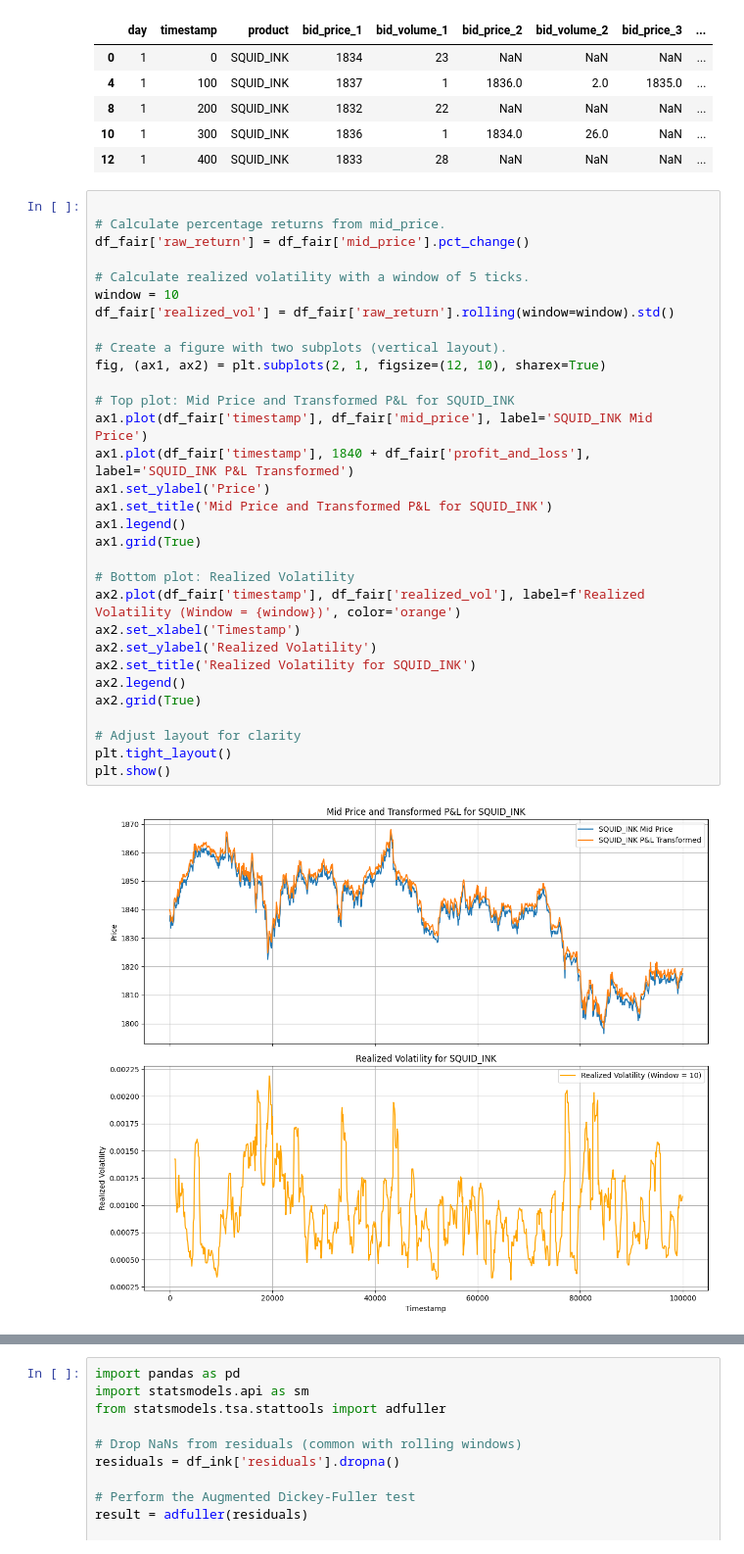
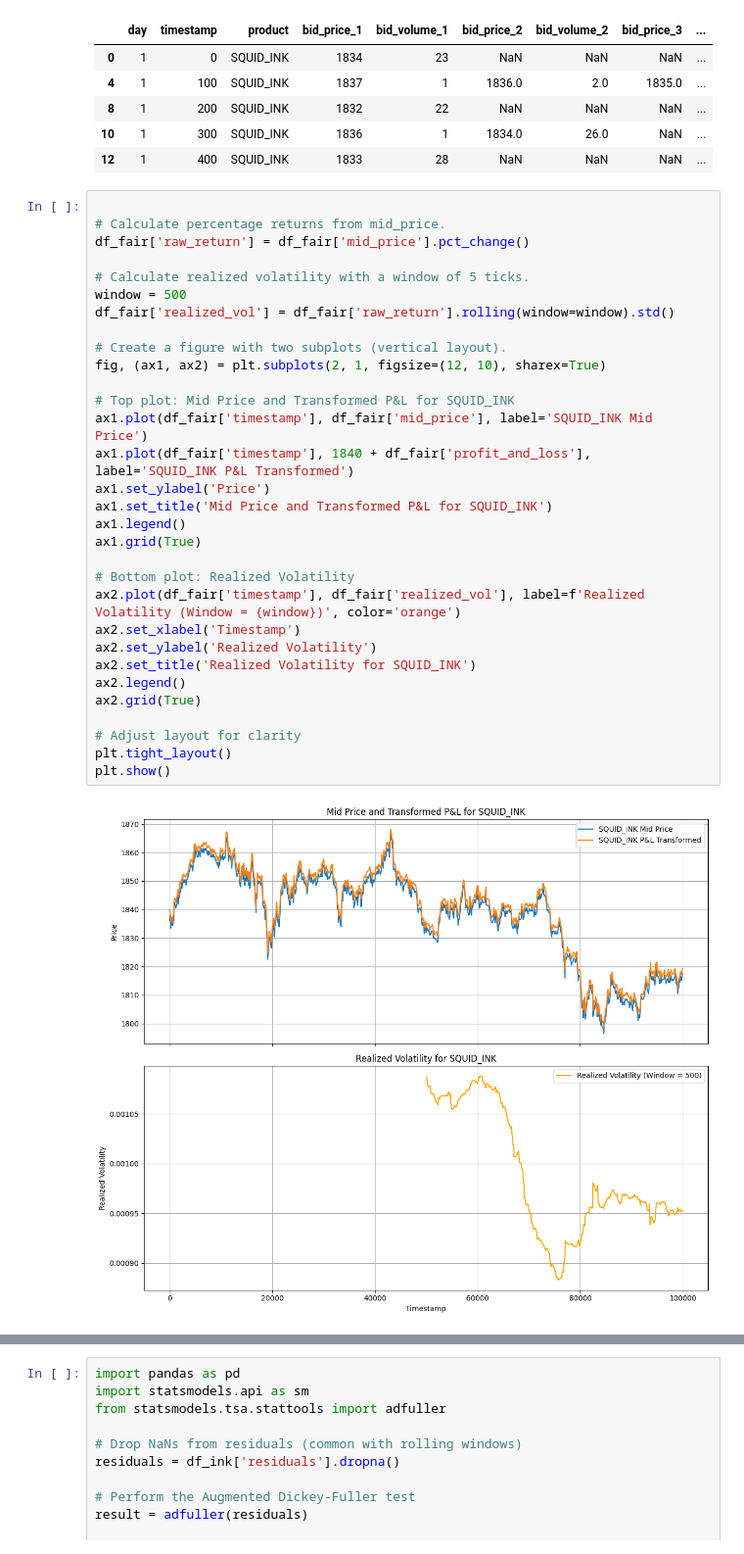
Before and after one commit to UlrichVestuche/IMC-Prosperity-3, a Jupyter notebook: Round_1/Misha/data.ipynb, the cells around one changed output, grey strips where cells are left out. Shown at 98% size. Cells and saved outputs as stored; diff of their text form.

```diff
--- a/Round_1/Misha/data.ipynb
+++ b/Round_1/Misha/data.ipynb
@@ -146,35 +146,35 @@ df_fair.head()
 
 # Calculate percentage returns from mid_price.
 df_fair['raw_return'] = df_fair['mid_price'].pct_change()
 
 # Calculate realized volatility with a window of 5 ticks.
-window = 10
+window = 500
 df_fair['realized_vol'] = df_fair['raw_return'].rolling(window=window).std()
 
 # Create a figure with two subplots (vertical layout).
 fig, (ax1, ax2) = plt.subplots(2, 1, figsize=(12, 10), sharex=True)
 
 # Top plot: Mid Price and Transformed P&L for SQUID_INK
 ax1.plot(df_fair['timestamp'], df_fair['mid_price'], label='SQUID_INK Mid Price')
 ax1.plot(df_fair['timestamp'], 1840 + df_fair['profit_and_loss'], label='SQUID_INK P&L Transformed')
 ax1.set_ylabel('Price')
 ax1.set_title('Mid Price and Transformed P&L for SQUID_INK')
 ax1.legend()
 ax1.grid(True)
 
 # Bottom plot: Realized Volatility
 ax2.plot(df_fair['timestamp'], df_fair['realized_vol'], label=f'Realized Volatility (Window = {window})', color='orange')
 ax2.set_xlabel('Timestamp')
 ax2.set_ylabel('Realized Volatility')
 ax2.set_title('Realized Volatility for SQUID_INK')
 ax2.legend()
 ax2.grid(True)
 
 # Adjust layout for clarity
 plt.tight_layout()
 plt.show()
 # %% [output]
-[figure, old version]
+[figure, new version]
 # %%
 import matplotlib.pyplot as plt
 
```
Also changed, not shown: parts of 5 cells of this notebook, 2 other files.
